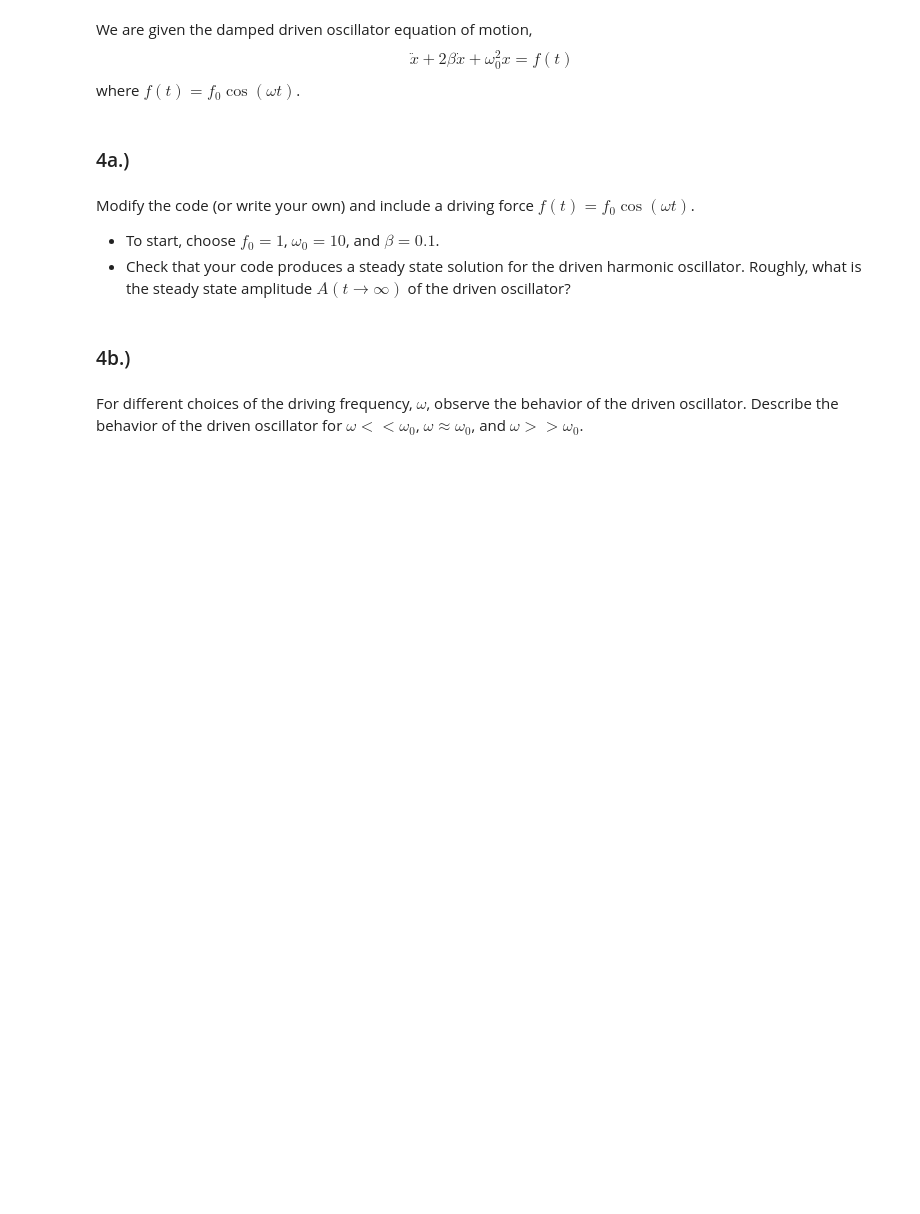
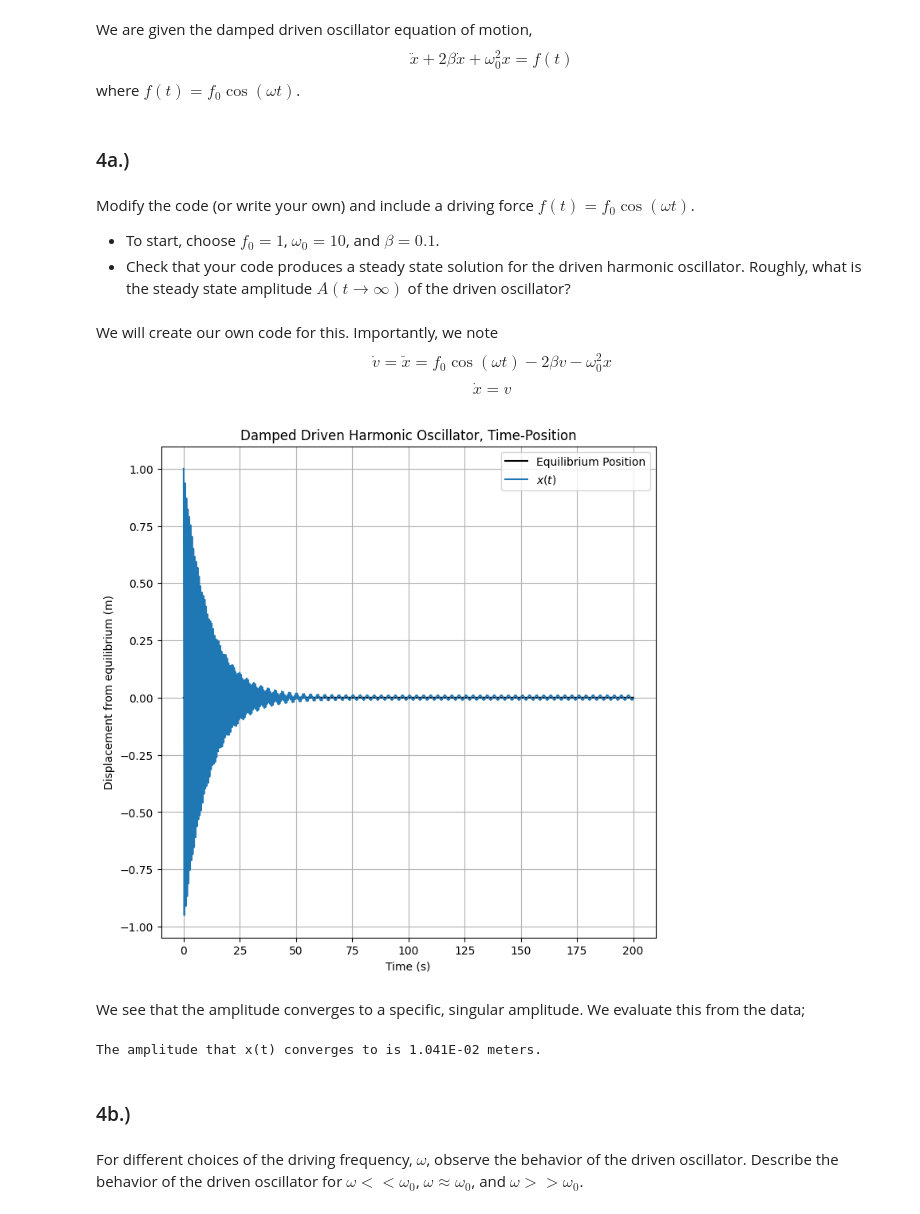
Before and after one commit to BruhddyTheThird/ProfCPisGoatedLib, a Jupyter notebook: HW VII.ipynb, the cells around one changed output. Cells and saved outputs as stored; diff of their text form; code cells hidden in the pictures; blank space fills up the shorter version.

```diff
--- a/HW VII.ipynb
+++ b/HW VII.ipynb
@@ -10,3 +10,8 @@ where $f(t) = f_0\cos(\omega t)$.
 Modify the code (or write your own) and include a driving force $f(t) = f_0\cos(\omega t)$.
 - To start, choose $f_0 = 1$, $\omega_0 = 10$, and $\beta = 0.1$.
 - Check that your code produces a steady state solution for the driven harmonic oscillator. Roughly, what is the steady state amplitude $A(t\rightarrow\infty)$ of the driven oscillator?
+# %% [markdown]
+We will create our own code for this.
+Importantly, we note
+$$\dot{v} = \ddot{x} = f_0\cos(\omega t) - 2\beta v - \omega_0^2 x$$
+$$\dot{x} = v$$
@@ -13,3 +40,54 @@ Modify the code (or write your own) and include a driving force $f(t) = f_0\cos(
+# %%
+def RK2O_t_dep(x_0,v_0,t_0,tf,dt,acc_func=uf.SHO_acc,fargs=tuple|None):
+    #mostly copied from RK2O_gen()
+    t = np.arange(t_0, tf, dt)
+    x = np.zeros(t.shape)
+    v = np.zeros(t.shape)
+    x[0], v[0] = x_0,v_0
+
+    for i in range(1,len(t)):
+        x_prev = x[i-1]
+        v_prev = v[i-1]
+
+        k_1x = v_prev * dt
+        try:
+            k_1v = dt * acc_func(x_prev,v_prev,t[i],*fargs) #use current time as a parameter. This only works for driven functions.
+        except:
+            k_1v = dt * acc_func(x_prev,v_prev)
+            print("An error occured. \nRunge-Kutta step 1 was not able to assign t_value or fargs value to acceleration function.")
+        k_2x = dt * (v_prev + k_1v)
+        try:
+            k_2v = dt * (acc_func(x_prev+k_1x,v_prev+k_1v,t[i],*fargs)) #same as before
+        except:
+            k_2v = dt * (acc_func(x_prev+k_1x,v_prev+k_1v))
+            print("An error occured. \nRunge-Kutta step 2 was not able to assign t_value or fargs value to acceleration function.")
+        x[i] = x_prev + 0.5 * (k_1x+k_2x)
+        v[i] = v_prev + 0.5 * (k_1v+k_2v)
+    return t,x,v
+# %%
+fargs_1 = (omega,f_0,beta,omega_0)
+t,x,v = RK2O_t_dep(x_0,v_0,t_0,t_f,dt,DampedDrivenOscillatorAcc,fargs_1)
+DDO_df = pd.DataFrame({'t':t,'x':x,'v':v})
+# %%
+fig, ax = plt.subplots(1,1,figsize=(8,8))
+
+ax.plot(DDO_df['t'],np.zeros(t.shape),color="black",label="Equilibrium Position")
+ax.plot(DDO_df['t'],DDO_df['x'],label=r"$x(t)$")
+ax.set_xlabel("Time (s)")
+ax.set_ylabel("Displacement from equilibrium (m)")
+ax.set_title("Damped Driven Harmonic Oscillator, Time-Position")
+ax.grid()
+ax.legend()
+plt.show()
+# %% [output]
+[figure, added]
+# %% [markdown]
+We see that the amplitude converges to a specific, singular amplitude. We evaluate this from the data;
+# %%
+finalA = np.max(DDO_df['x'][8000:])
+print(r"The amplitude that x(t) converges to is",f"{finalA:.3E} meters.")
+# %% [output]
+The amplitude that x(t) converges to is 1.041E-02 meters.
 # %% [markdown]
 ### 4b.)
 # %% [markdown]
```
Also changed, not shown: parts of 16 cells of this notebook.
